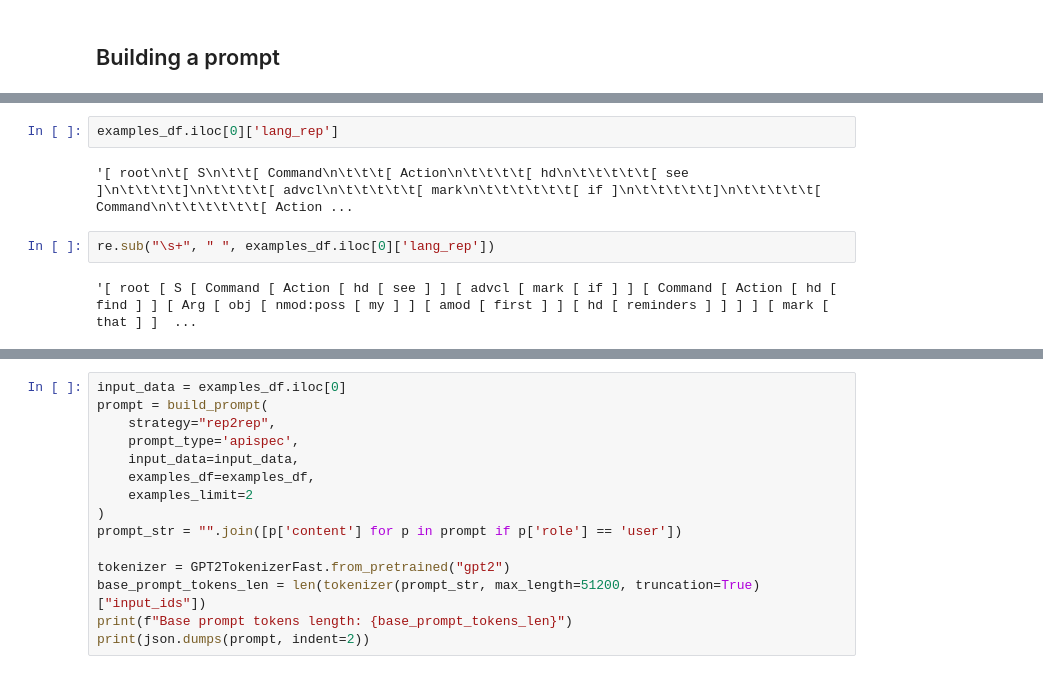
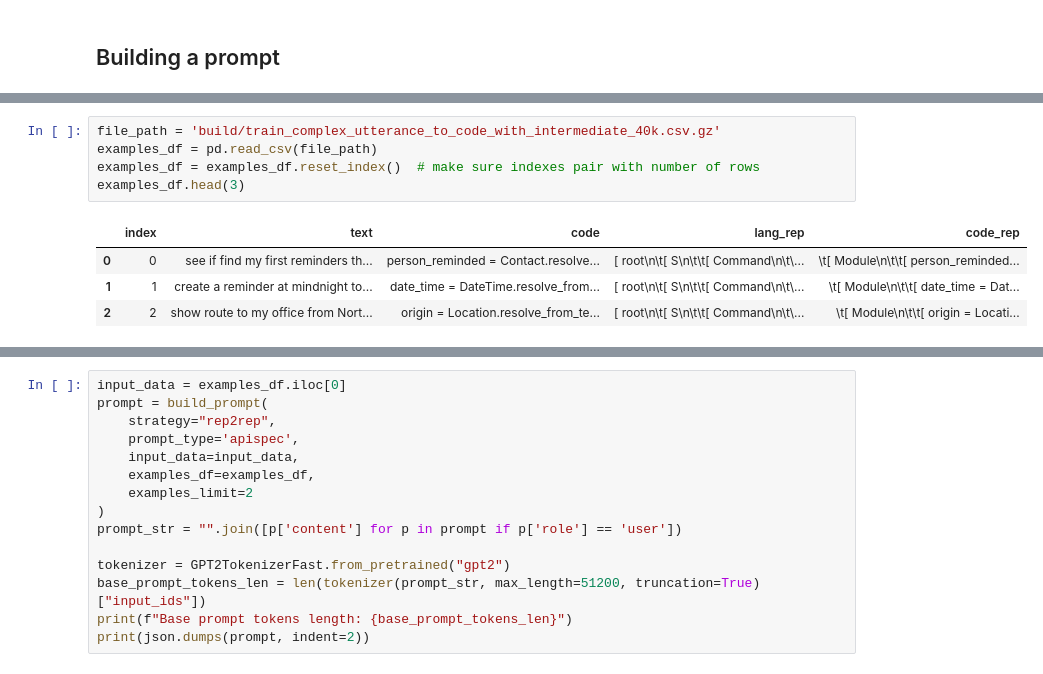
Before and after one commit to asafam/complex-utterance-to-code, a Jupyter notebook: notebooks/dataset-stats.ipynb, the cells around one changed output, grey strips where cells are left out. Cells and saved outputs as stored; diff of their text form.

```diff
--- a/notebooks/dataset-stats.ipynb
+++ b/notebooks/dataset-stats.ipynb
@@ -57,8 +42,10 @@ Base prompt tokens length: 900
-# %%
-examples_df.iloc[0]['lang_rep']
-# %% [output]
-'[ root\n\t[ S\n\t\t[ Command\n\t\t\t[ Action\n\t\t\t\t[ hd\n\t\t\t\t\t[ see ]\n\t\t\t\t]\n\t\t\t\t[ advcl\n\t\t\t\t\t[ mark\n\t\t\t\t\t\t[ if ]\n\t\t\t\t\t]\n\t\t\t\t\t[ Command\n\t\t\t\t\t\t[ Action ...
-# %%
-re.sub("\s+", " ", examples_df.iloc[0]['lang_rep'])
-# %% [output]
-'[ root [ S [ Command [ Action [ hd [ see ] ] [ advcl [ mark [ if ] ] [ Command [ Action [ hd [ find ] ] [ Arg [ obj [ nmod:poss [ my ] ] [ amod [ first ] ] [ hd [ reminders ] ] ] ] [ mark [ that ] ]  ...
+# %%
+file_path = 'build/train_complex_utterance_to_code_with_intermediate_40k.csv.gz'
+examples_df = pd.read_csv(file_path)
+examples_df = examples_df.reset_index()  # make sure indexes pair with number of rows
+examples_df.head(3)
+# %% [output]
+|  | index | text | code | lang_rep | code_rep |
+| 0 | 0 | see if find my first reminders th... | person_reminded = Contact.resolve... | [ root\n\t[ S\n\t\t[ Command\n\t\... | \t[ Module\n\t\t[ person_reminded... |
+| 1 | 1 | create a reminder at mindnight to... | date_time = DateTime.resolve_from... | [ root\n\t[ S\n\t\t[ Command\n\t\... | \t[ Module\n\t\t[ date_time = Dat... |
+| 2 | 2 | show route to my office from Nort... | origin = Location.resolve_from_te... | [ root\n\t[ S\n\t\t[ Command\n\t\... | \t[ Module\n\t\t[ origin = Locati... |
```
Also changed, not shown: parts of 16 cells of this notebook, 5 other files.
